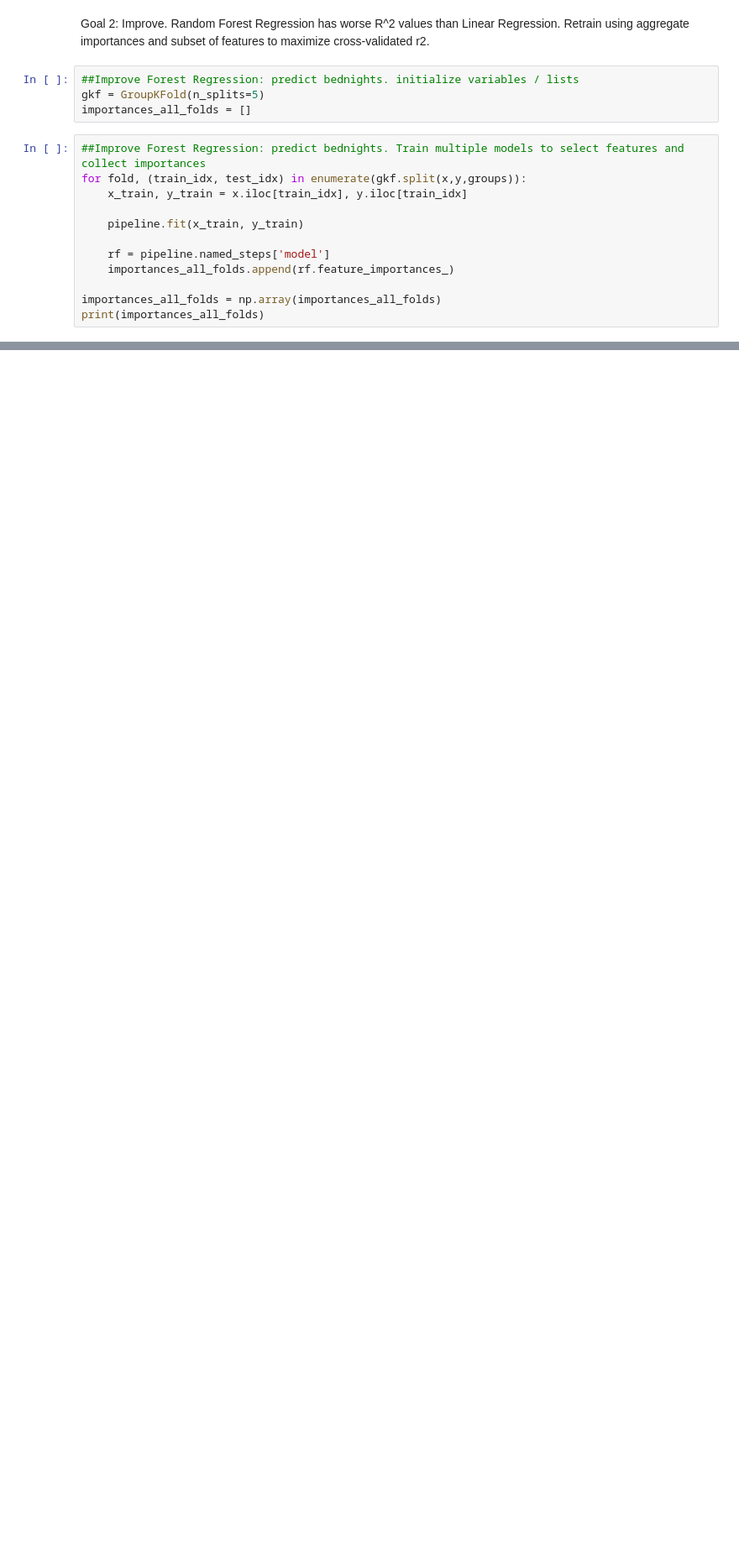
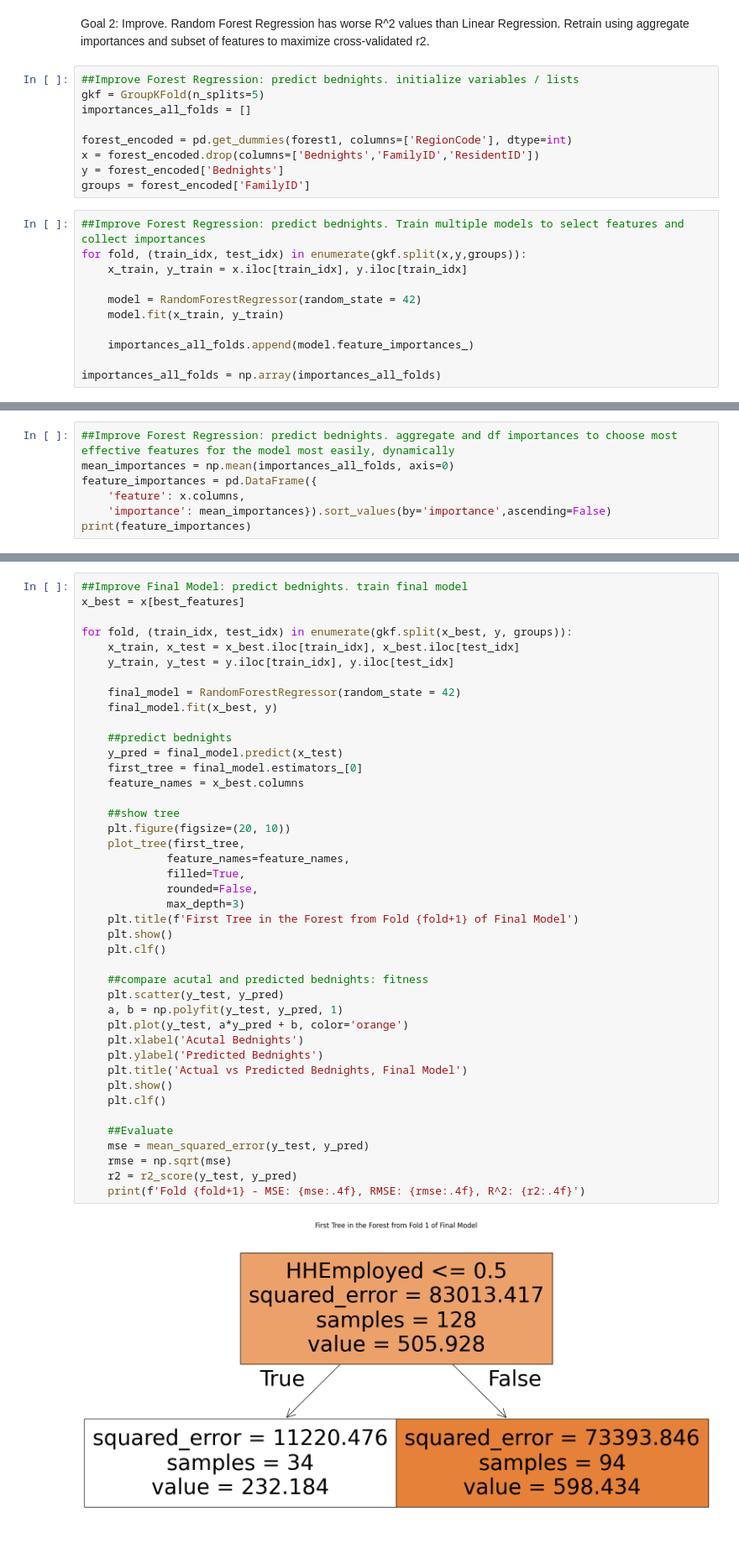
Before and after one commit to morellikatherine90809/Predict-Bednights, a Jupyter notebook: Forest Regression 1.ipynb, the cells around one changed output, grey strips where cells are left out. Shown at 84% size. Drawn from its saved outputs; the diff is of its cells as text; blank space fills up the shorter version.

Commit message:
Update Forest Regression 1.ipynb
Forest improvement attempt 1: dynamically choose best features from their importances by finding best r2.

```diff
--- a/Forest Regression 1.ipynb
+++ b/Forest Regression 1.ipynb
@@ -169,15 +149,19 @@ Goal 2: Improve. Random Forest Regression has worse R^2 values than Linear Regre
 ##Improve Forest Regression: predict bednights. initialize variables / lists
 gkf = GroupKFold(n_splits=5)
 importances_all_folds = []
+
+forest_encoded = pd.get_dummies(forest1, columns=['RegionCode'], dtype=int)
+x = forest_encoded.drop(columns=['Bednights','FamilyID','ResidentID'])
+y = forest_encoded['Bednights']
+groups = forest_encoded['FamilyID']
 # %%
 ##Improve Forest Regression: predict bednights. Train multiple models to select features and collect importances
 for fold, (train_idx, test_idx) in enumerate(gkf.split(x,y,groups)):
     x_train, y_train = x.iloc[train_idx], y.iloc[train_idx]
 
-    pipeline.fit(x_train, y_train)
+    model = RandomForestRegressor(random_state = 42)
+    model.fit(x_train, y_train)
 
-    rf = pipeline.named_steps['model']
-    importances_all_folds.append(rf.feature_importances_)
+    importances_all_folds.append(model.feature_importances_)
 
 importances_all_folds = np.array(importances_all_folds)
-print(importances_all_folds)
@@ -185,0 +168,7 @@ ValueError: setting an array element with a sequence. The requested array has an
+# %%
+##Improve Forest Regression: predict bednights. aggregate and df importances to choose most effective features for the model most easily, dynamically
+mean_importances = np.mean(importances_all_folds, axis=0)
+feature_importances = pd.DataFrame({
+    'feature': x.columns,
+    'importance': mean_importances}).sort_values(by='importance',ascending=False)
+print(feature_importances)
@@ -185,0 +240,44 @@ ValueError: setting an array element with a sequence. The requested array has an
+# %%
+##Improve Final Model: predict bednights. train final model
+x_best = x[best_features]
+
+for fold, (train_idx, test_idx) in enumerate(gkf.split(x_best, y, groups)):
+    x_train, x_test = x_best.iloc[train_idx], x_best.iloc[test_idx]
+    y_train, y_test = y.iloc[train_idx], y.iloc[test_idx]
+
+    final_model = RandomForestRegressor(random_state = 42)
+    final_model.fit(x_best, y)
+
+    ##predict bednights
+    y_pred = final_model.predict(x_test)
+    first_tree = final_model.estimators_[0]
+    feature_names = x_best.columns
+
+    ##show tree
+    plt.figure(figsize=(20, 10))
+    plot_tree(first_tree,
+             feature_names=feature_names,
+             filled=True,
+             rounded=False,
+             max_depth=3)
+    plt.title(f'First Tree in the Forest from Fold {fold+1} of Final Model')
+    plt.show()
+    plt.clf()
+
+    ##compare acutal and predicted bednights: fitness
+    plt.scatter(y_test, y_pred)
+    a, b = np.polyfit(y_test, y_pred, 1)
+    plt.plot(y_test, a*y_pred + b, color='orange')
+    plt.xlabel('Acutal Bednights')
+    plt.ylabel('Predicted Bednights')
+    plt.title('Actual vs Predicted Bednights, Final Model')
+    plt.show()
+    plt.clf()
+
+    ##Evaluate
+    mse = mean_squared_error(y_test, y_pred)
+    rmse = np.sqrt(mse)
+    r2 = r2_score(y_test, y_pred)
+    print(f'Fold {fold+1} - MSE: {mse:.4f}, RMSE: {rmse:.4f}, R^2: {r2:.4f}')
+# %% [output]
+[figure, added]
```
Also changed, not shown: parts of 8 cells of this notebook.
